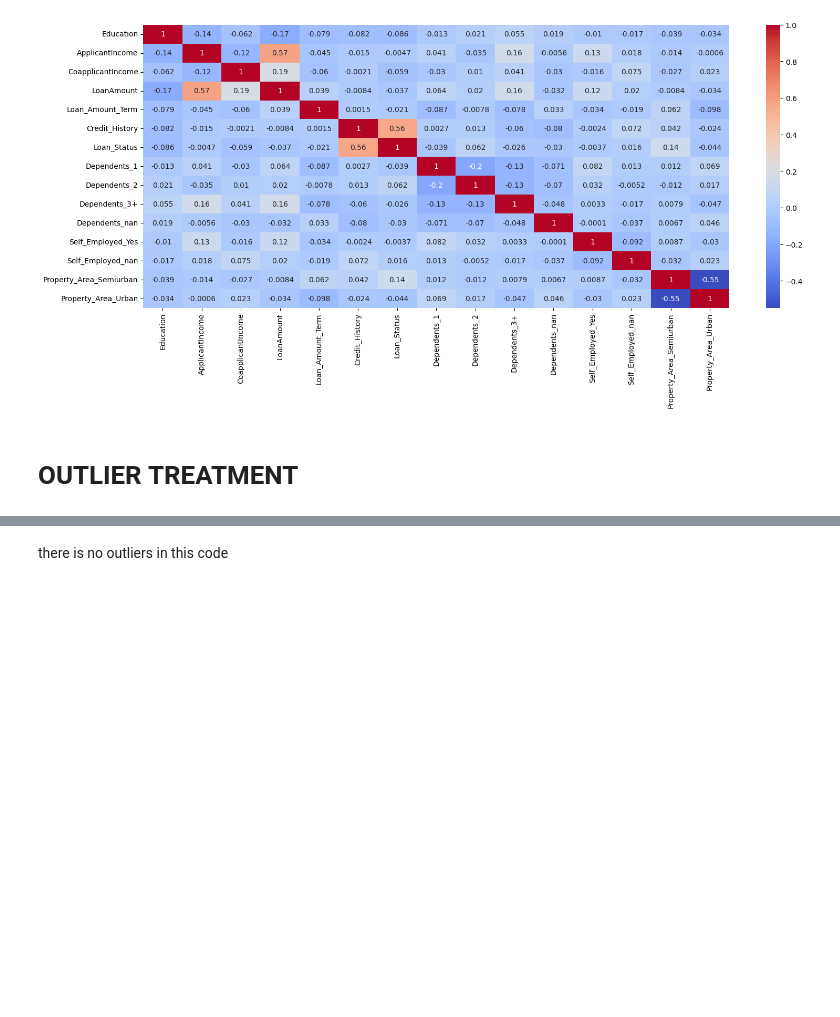
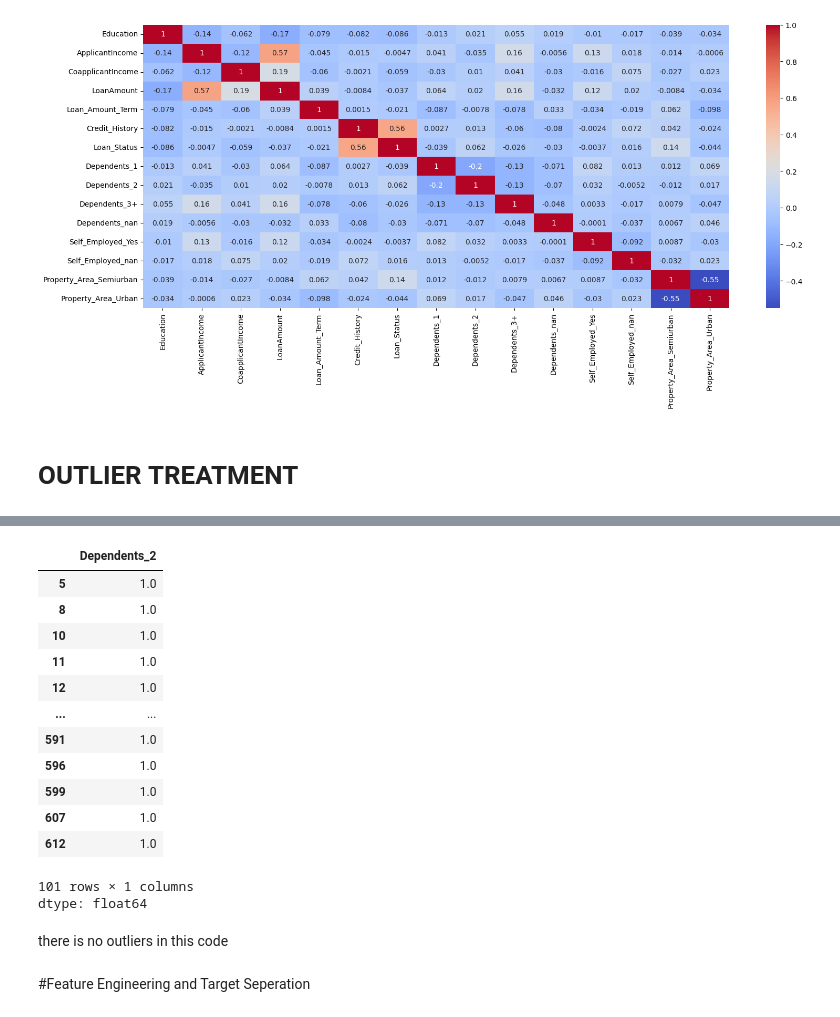
Before and after one commit to aparnnar25/loan-assignment, a Jupyter notebook: loan.ipynb, the cells around one changed output, grey strips where cells are left out. Cells and saved outputs as stored; diff of their text form; code cells hidden in the pictures; blank space fills up the shorter version.

```diff
--- a/loan.ipynb
+++ b/loan.ipynb
@@ -272,7 +298,22 @@ for col in columns:
   lower=q1-1.5*iqr
   outlier = df[(df[col]< lower) | (df[col] >upper)]
 # %%
-outlier.df[col]
+outlier[col]
+# %% [output]
+|  | Dependents_2 |
+| 5 | 1.0 |
+| 8 | 1.0 |
+| 10 | 1.0 |
+| 11 | 1.0 |
+| 12 | 1.0 |
+| ... | ... |
+| 591 | 1.0 |
+| 596 | 1.0 |
+| 599 | 1.0 |
+| 607 | 1.0 |
+| 612 | 1.0 |
+101 rows × 1 columns
+dtype: float64
 # %%
 df[col]=df[col].clip(upper=upper,lower=lower)# to replace the value of outiler with the
 # %% [markdown]
@@ -280,2 +325,4 @@ there is no outliers in this code
 # %%
 X_train, X_test , y_train , y_test=train_test_split(X,y,train_size=0.8,random_state=42)
+# %% [markdown]
+#Feature Engineering and Target Seperation
```
Also changed, not shown: parts of 26 cells of this notebook.
